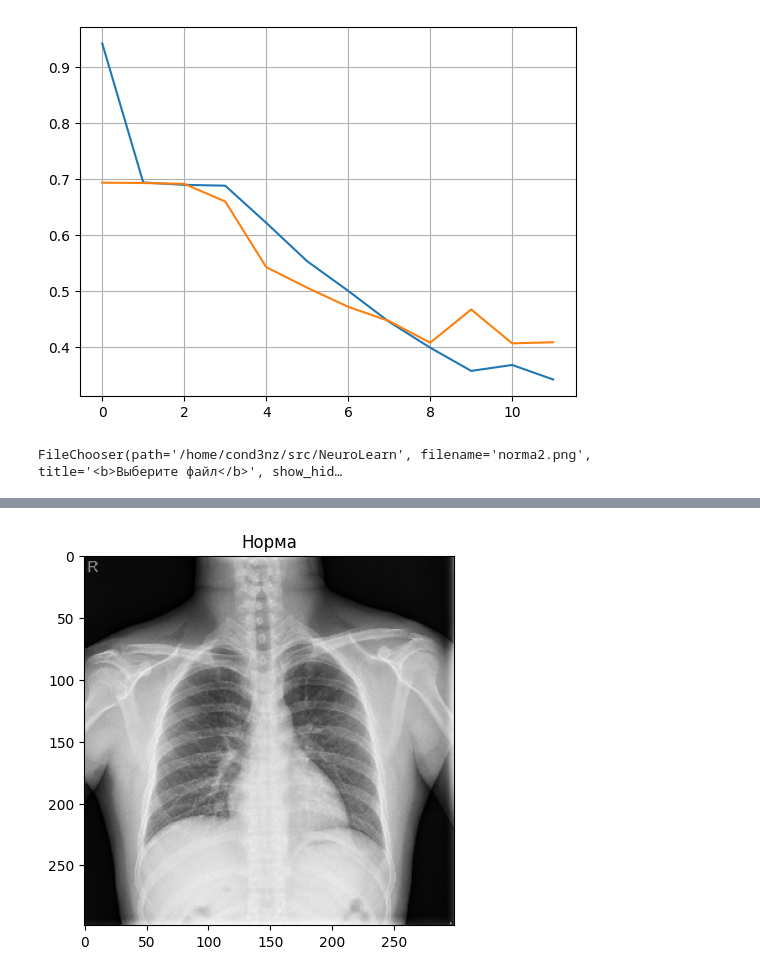
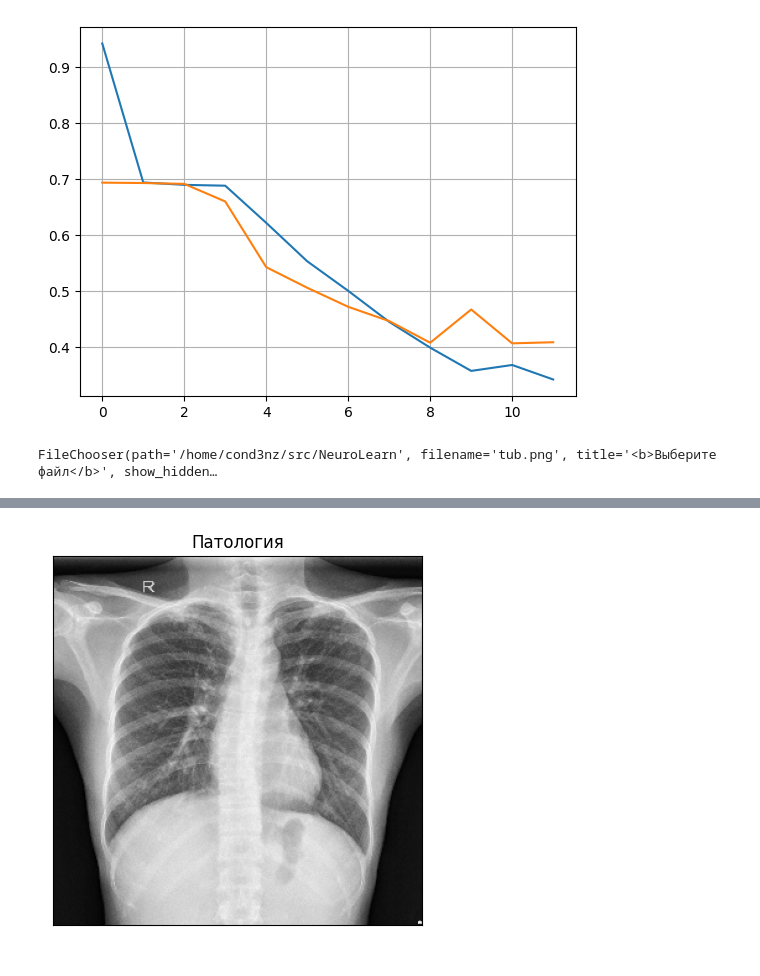
Before and after one commit to cond3nz/MLSTUD, a Jupyter notebook: CNN.ipynb, the cells around one changed output, grey strips where cells are left out. Saved outputs shown, nothing was run; the diff lists cells and outputs as text; code cells hidden in the pictures.

```diff
--- a/CNN.ipynb
+++ b/CNN.ipynb
@@ -134,7 +134,7 @@ loaded_model = keras.models.load_model('CNN_TubRec')
 # %%
 fdialog = FileChooser(
     os.getcwd(),
-    filename="norma2.png",
+    filename="tub.png",
     title='<b>Выберите файл</b>',
     show_hidden=False,
     select_default=True,
@@ -143,7 +143,7 @@ fdialog = FileChooser(
 
 display(fdialog)
 # %% [output]
-FileChooser(path='/home/cond3nz/src/NeuroLearn', filename='norma2.png', title='<b>Выберите файл</b>', show_hid…
+FileChooser(path='/home/cond3nz/src/NeuroLearn', filename='tub.png', title='<b>Выберите файл</b>', show_hidden…
 # %%
 image= Image.open(fdialog.selected)
 image = image.convert("L")
@@ -151,6 +151,8 @@ array = np.array(image)/255
 # %%
 res = loaded_model.predict(np.expand_dims(array,axis=0))
 plt.imshow(array,cmap="gray")
+plt.xticks([])
+plt.yticks([])
 if np.argmax(res) == 0:
     plt.title("Норма")
 else:
@@ -160 +162 @@ else:
-[figure, old version]
+[figure, new version]
```
Also changed, not shown: parts of 1 cell of this notebook.
